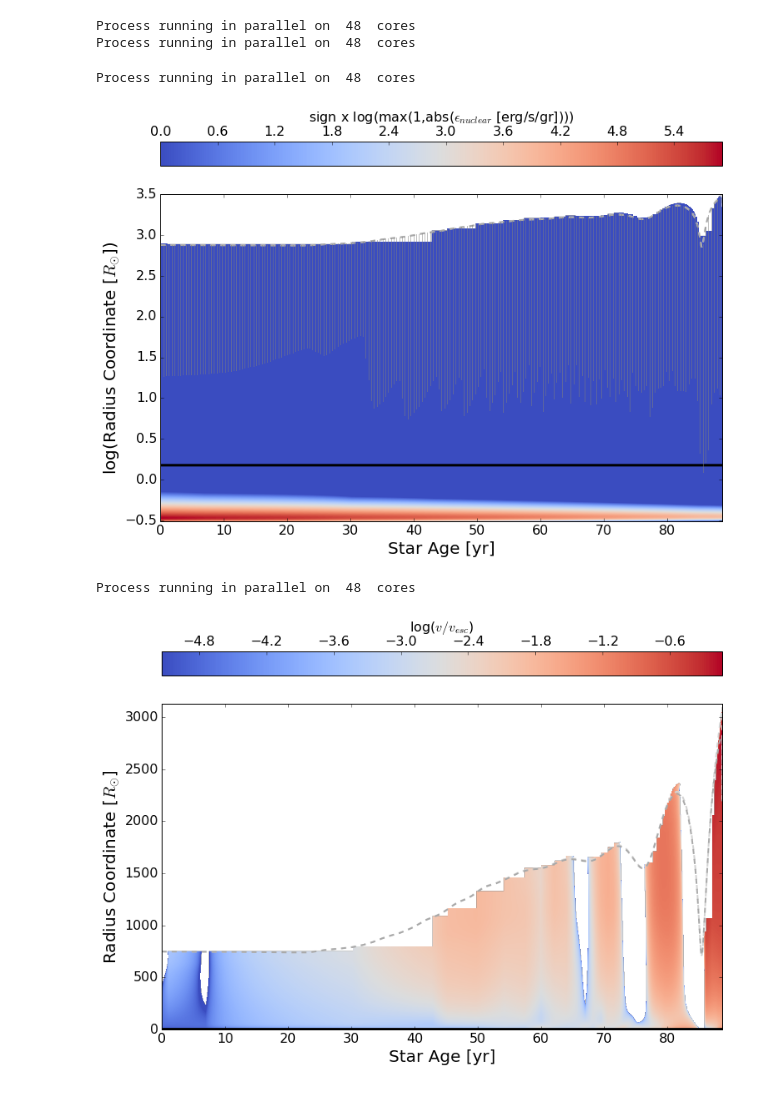
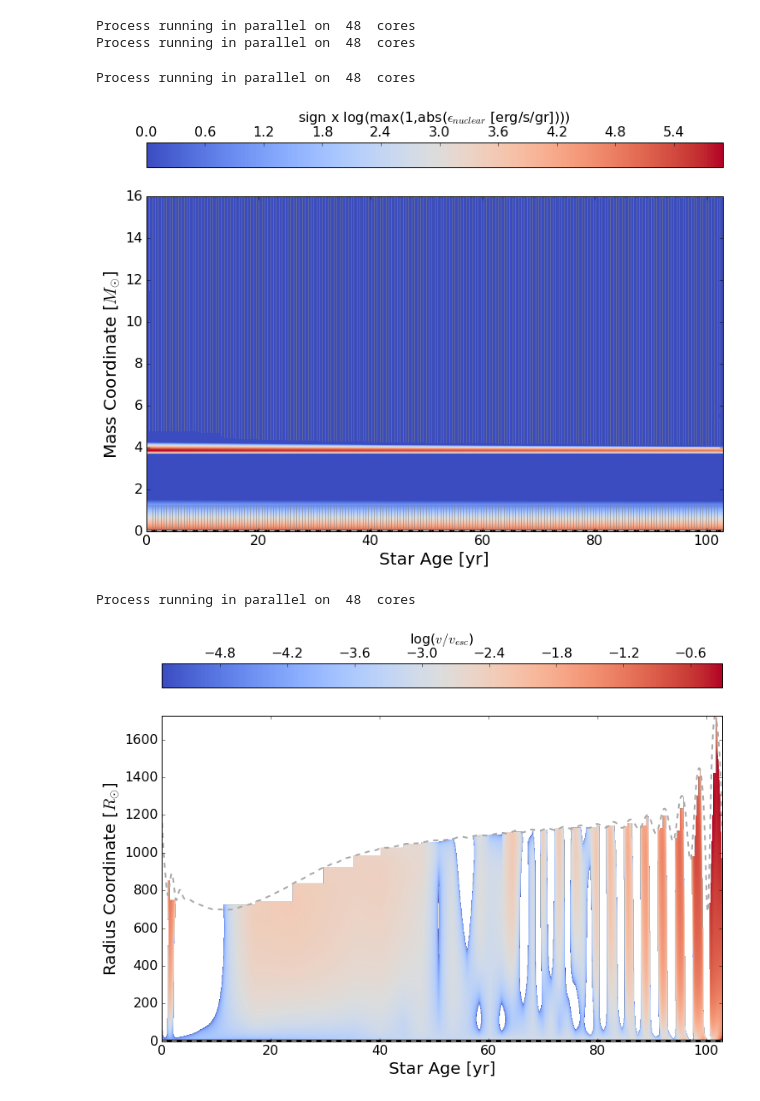
Before and after one commit to JRGarza/CE_mesa, a Jupyter notebook: python_scripts/check_results_tassos.ipynb, the cells around one changed output. Saved outputs shown, nothing was run; the diff lists cells and outputs as text; code cells hidden in the pictures.

```diff
--- a/python_scripts/check_results_tassos.ipynb
+++ b/python_scripts/check_results_tassos.ipynb
@@ -9,23 +9,23 @@ import numpy as np
 %matplotlib inline
 p.rcParams['figure.figsize'] = 12, 8  # that's default image size for this interactive session
 
-data_path = "/home/evol/fragkos/disk1/repos/CE_mesa/working/LOGS/"
+data_path = "/home/evol/fragkos/disk1/mesa_projects/CE/example_runs/heat_base_tau100/LOGS/"
 a = ms.mesa(data_path=data_path, parallel=True, abundances=False, log_abundances = True, Yaxis='mass', Xaxis="log_inv_star_age",czones=False, Variable='v_div_vesc', orbit=True)
 # %% [output]
 Process running in parallel on  48  cores
 Process running in parallel on  48  cores
 # %%
-a.SetParameters(Variable='eps_nuc', cmap_dynamic_range=5, tau100=True, Yaxis='log_radius', Xaxis='star_age', czones=True)
+a.SetParameters(Variable='eps_nuc', cmap_dynamic_range=5, tau100=True, Yaxis='mass', Xaxis='star_age', czones=True)
 a.Kippenhahn()
 # %% [output]
 Process running in parallel on  48  cores
-[figure, old version]
+[figure, new version]
 # %%
 a.SetParameters(cmap_dynamic_range=5, signed_log_cmap=False,Yaxis='radius', Xaxis="star_age", Variable='v_div_vesc', czones=False)
 a.Kippenhahn()
 # %% [output]
 Process running in parallel on  48  cores
-[figure, old version]
+[figure, new version]
 # %%
 a.SetParameters(cmap_dynamic_range=5, signed_log_cmap=False,Yaxis='radius', Xaxis="star_age", Variable='omega_div_omega_crit')
 a.Kippenhahn()
```
Also changed, not shown: parts of 21 cells of this notebook, 3 other files.
